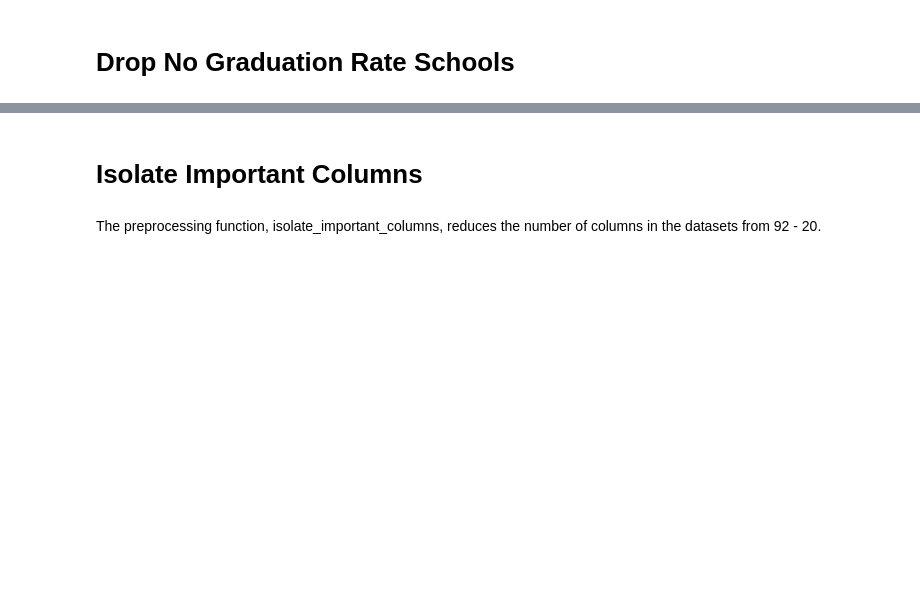
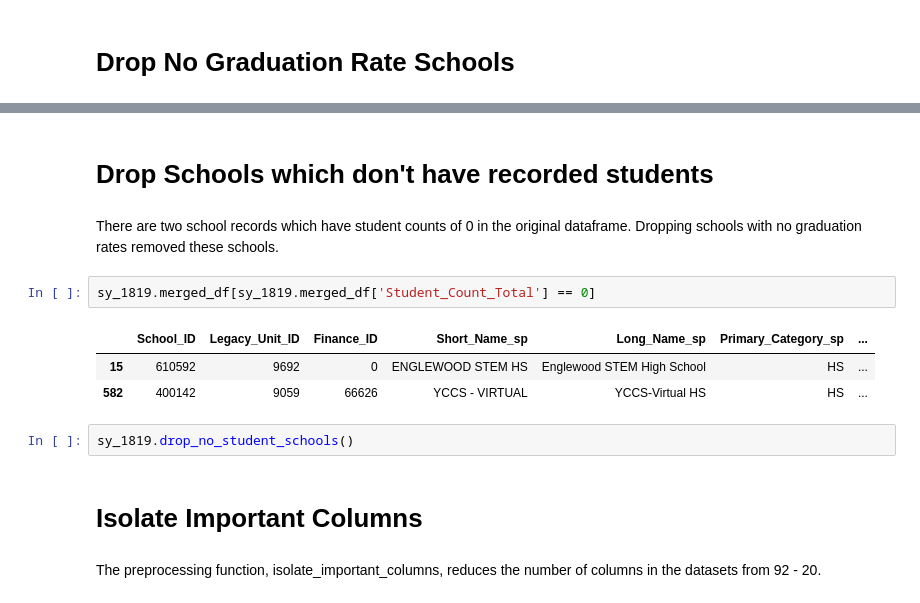
Before and after one commit to j-max/CPS_GradRate_Analysis, a Jupyter notebook: notebooks/preprocessing.ipynb, the cells around one changed output, grey strips where cells are left out. Drawn from its saved outputs; the diff is of its cells as text; blank space fills up the shorter version.

Commit message:
Fix 0 grad rate function

```diff
--- a/notebooks/preprocessing.ipynb
+++ b/notebooks/preprocessing.ipynb
@@ -148,3 +174,15 @@ sy_1819.merged_df['Graduation_Rate_School'].isna().sum()
+# %% [markdown]
+# Drop Schools which don't have recorded students
+# %% [markdown]
+There are two school records which have student counts of 0 in the original dataframe.  Dropping schools with no graduation rates removed these schools.
+# %%
+sy_1819.merged_df[sy_1819.merged_df['Student_Count_Total'] == 0]
+# %% [output]
+|  | School_ID | Legacy_Unit_ID | Finance_ID | Short_Name_sp | Long_Name_sp | Primary_Category_sp | ... |
+| 15 | 610592 | 9692 | 0 | ENGLEWOOD STEM HS | Englewood STEM High School | HS | ... |
+| 582 | 400142 | 9059 | 66626 | YCCS - VIRTUAL | YCCS-Virtual HS | HS | ... |
+# %%
+sy_1819.drop_no_student_schools()
 # %% [markdown]
 # Isolate Important Columns
 # %% [markdown]
```
Also changed, not shown: parts of 7 cells of this notebook.
